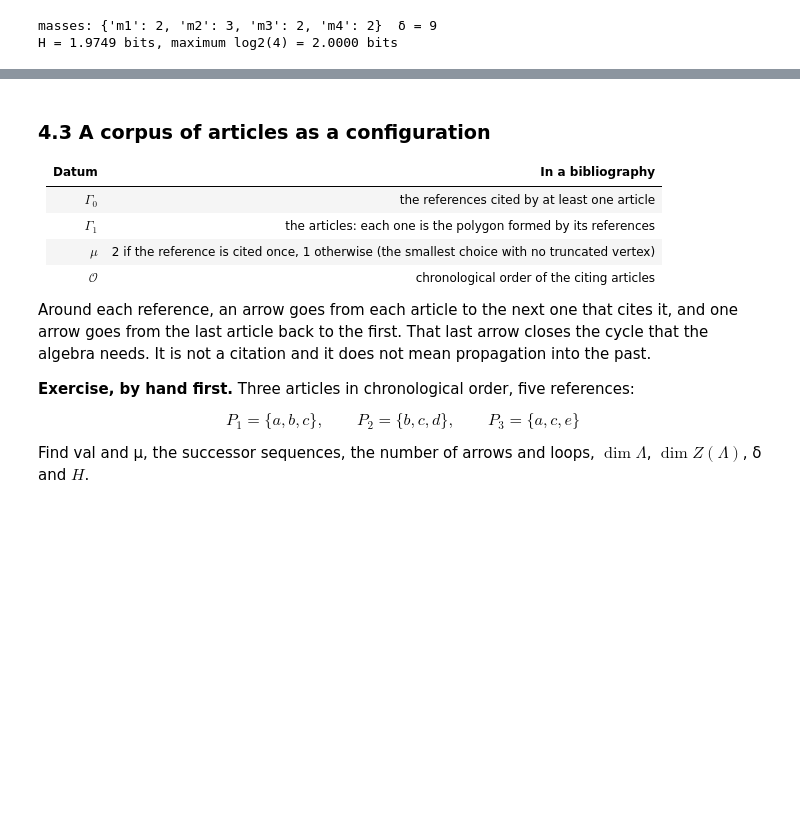
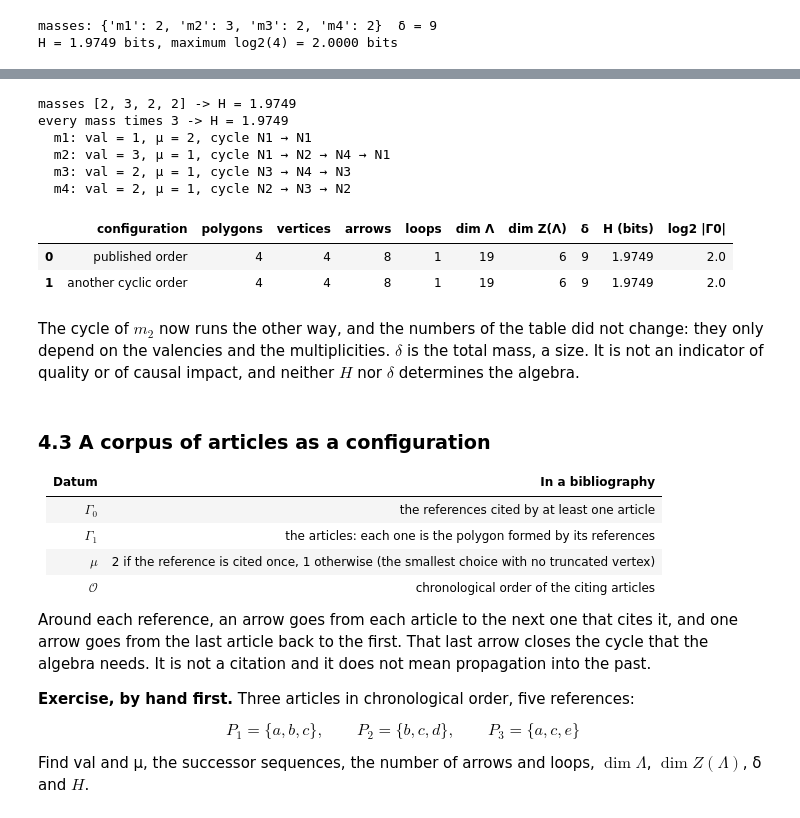
Before and after one commit to Izainea/aiq-quivers, a Jupyter notebook: workshop_ciarp2026.ipynb, the cells around one changed output, grey strips where cells are left out. Saved outputs shown, nothing was run; the diff lists cells and outputs as text; code cells hidden in the pictures; blank space fills up the shorter version.

```diff
--- a/workshop_ciarp2026.ipynb
+++ b/workshop_ciarp2026.ipynb
@@ -491,3 +590,33 @@ H = 1.9749 bits, maximum log2(4) = 2.0000 bits
+# %%
+def entropy(values):
+    total = sum(values)
+    return -sum(v / total * math.log2(v / total) for v in values)
+
+
+m = list(masses.values())
+print("masses", m, "-> H =", round(entropy(m), 4))
+print("every mass times 3 -> H =", round(entropy([3 * v for v in m]), 4))
+
+# The same polygons with the cycle of m2 reversed. The package orders the polygons by name,
+# so we rename them: N2 is the old M4 and N4 is the old M2. The cycle of m2 is now M1 -> M4 -> M2 -> M1.
+reordered = BrauerConfiguration(
+    vertices=["m1", "m2", "m3", "m4"],
+    polygons={"N1": ["m1", "m2"], "N2": ["m2", "m4"], "N3": ["m3", "m4"], "N4": ["m2", "m3"]},
+    mu={"m1": 2, "m2": 1, "m3": 1, "m4": 1})
+successors(reordered)
+pd.DataFrame([report(published, "published order"), report(reordered, "another cyclic order")])
+# %% [output]
+masses [2, 3, 2, 2] -> H = 1.9749
+every mass times 3 -> H = 1.9749
+  m1: val = 1, μ = 2, cycle N1 → N1
+  m2: val = 3, μ = 1, cycle N1 → N2 → N4 → N1
+  m3: val = 2, μ = 1, cycle N3 → N4 → N3
+  m4: val = 2, μ = 1, cycle N2 → N3 → N2
+|  | configuration | polygons | vertices | arrows | loops | dim Λ | dim Z(Λ) | δ | H (bits) | log2 |Γ0| |
+| 0 | published order | 4 | 4 | 8 | 1 | 19 | 6 | 9 | 1.9749 | 2.0 |
+| 1 | another cyclic order | 4 | 4 | 8 | 1 | 19 | 6 | 9 | 1.9749 | 2.0 |
+# %% [markdown]
+The cycle of $m_2$ now runs the other way, and the numbers of the table did not change: they only depend on the valencies and the multiplicities. $\delta$ is the total mass, a size. It is not an indicator of quality or of causal impact, and neither $H$ nor $\delta$ determines the algebra.
 # %% [markdown]
 ### 4.3 A corpus of articles as a configuration
 
```
Also changed, not shown: parts of 18 cells of this notebook.
